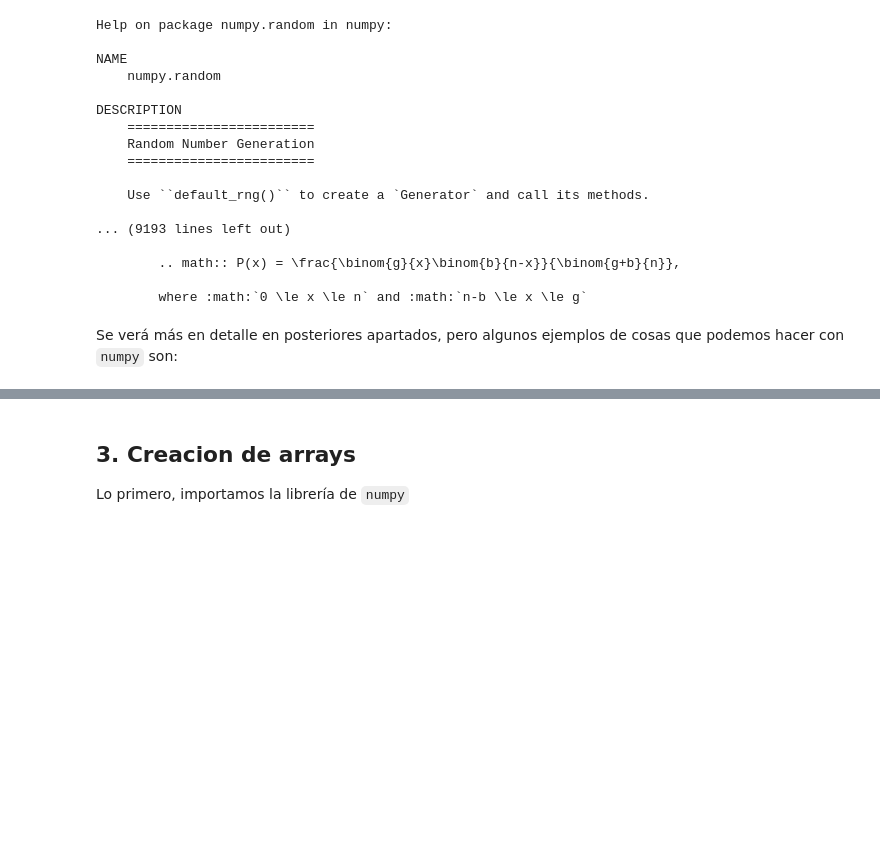
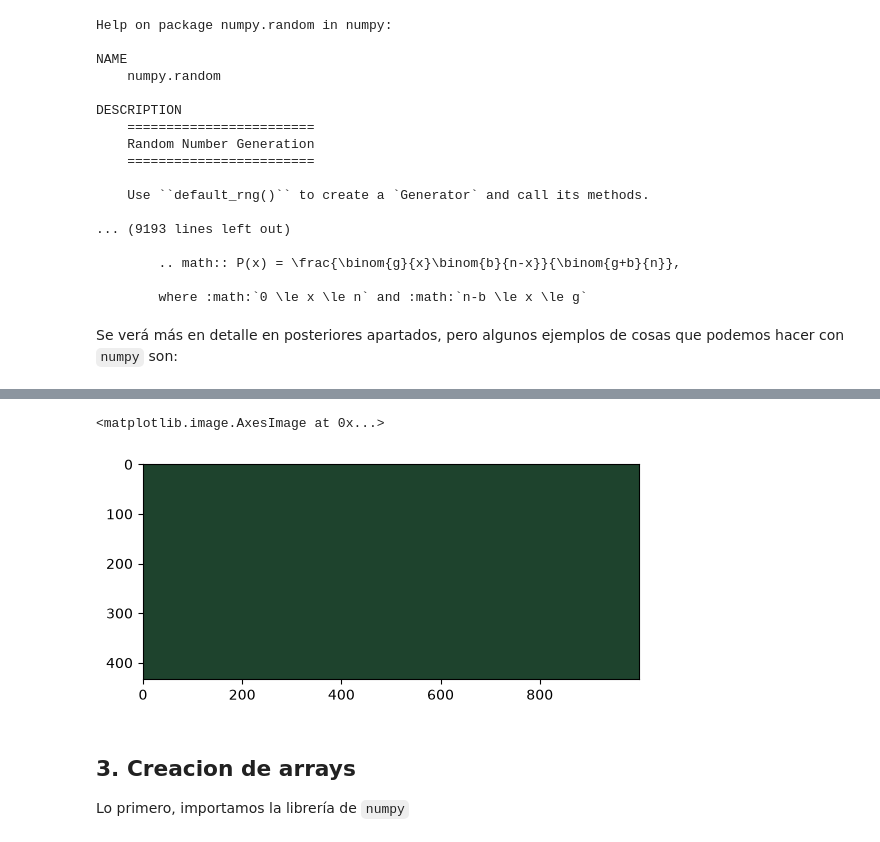
Before and after one commit to jaimeMatea/ONLINE_DS_THEBRIDGE_JaimeMateaPolo, a Jupyter notebook: 2_Analytics/1-Numpy/1_Numpy - VACÍO.ipynb, the cells around one changed output, grey strips where cells are left out. Cells and saved outputs as stored; diff of their text form; code cells hidden in the pictures; blank space fills up the shorter version.

```diff
--- a/2_Analytics/1-Numpy/1_Numpy - VACÍO.ipynb
+++ b/2_Analytics/1-Numpy/1_Numpy - VACÍO.ipynb
@@ -225,3 +258,9 @@ array([[[255, 255, 255],
+# %%
+imagen2[:,:]=np.array([30,67,45])
+plt.imshow(imagen2)
+# %% [output]
+<matplotlib.image.AxesImage at 0x...>
+[figure, added]
 # %% [markdown]
 ## 3. Creacion de arrays
 Lo primero, importamos la librería de `numpy`
```
Also changed, not shown: parts of 9 cells of this notebook, 2 other files.
